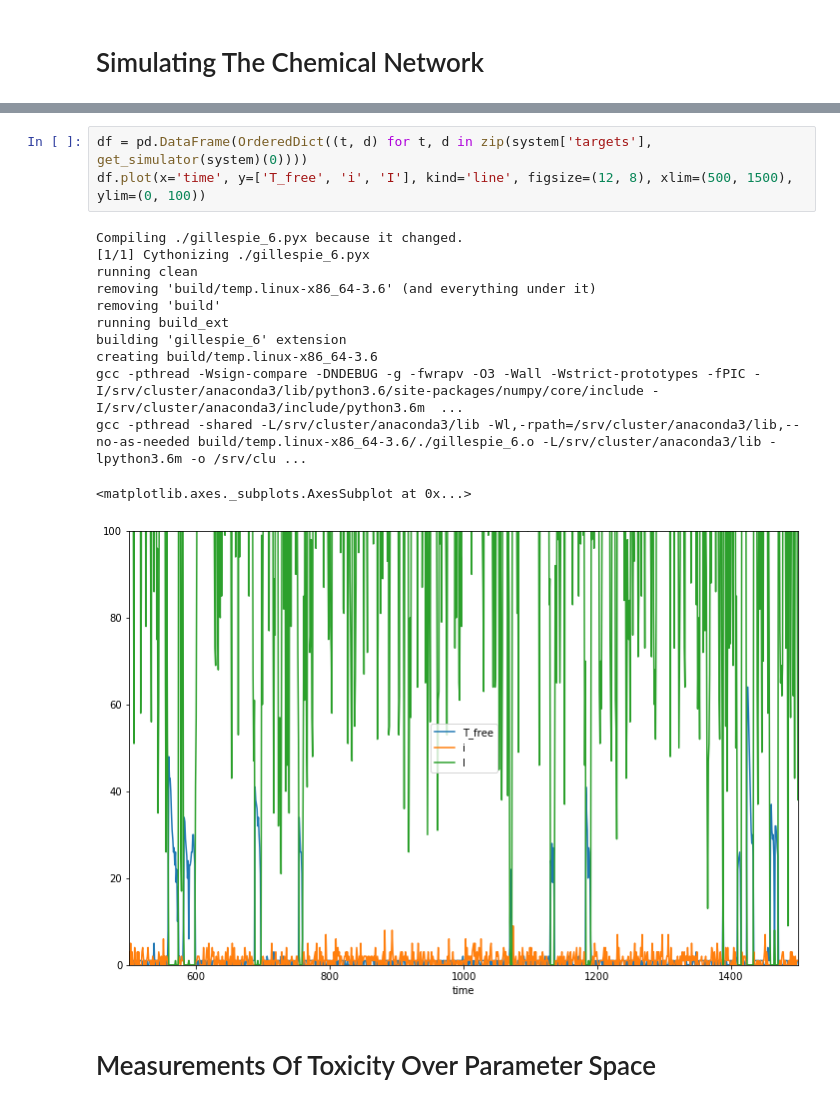
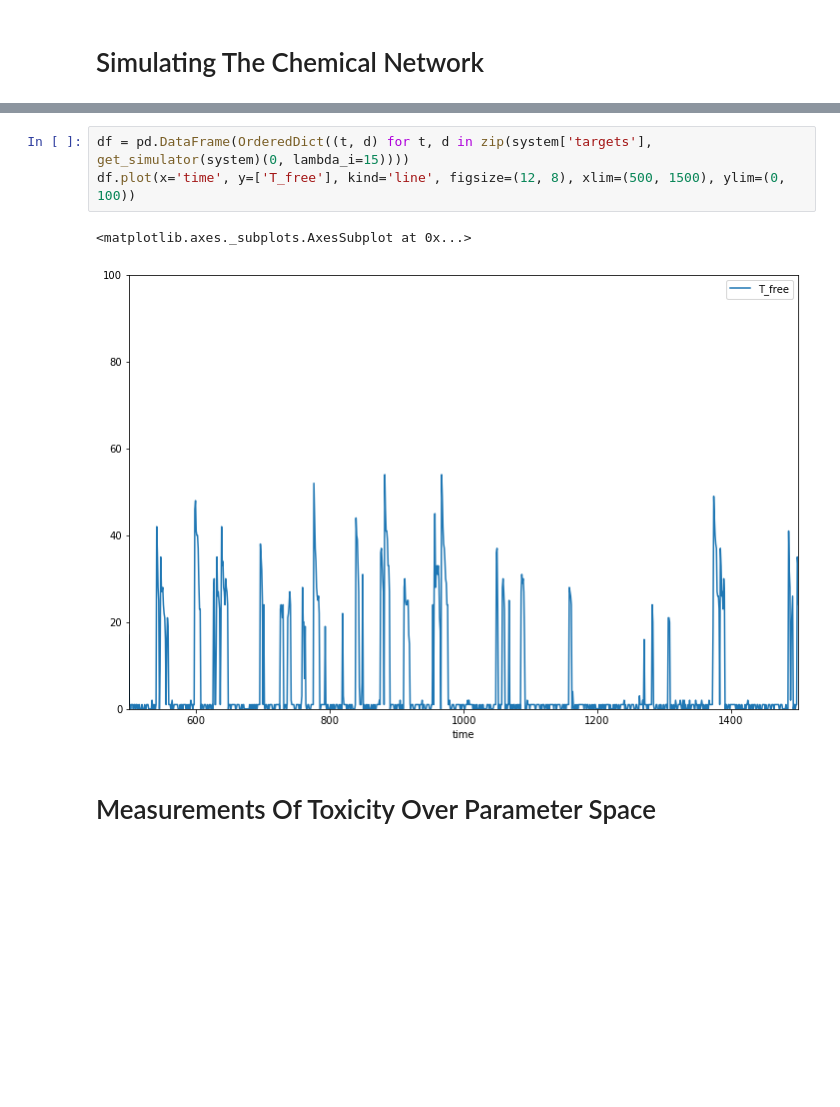
Before and after one commit to ctogle/mini_gillespiem, a Jupyter notebook: TAmodule_aim2_simulate.ipynb, the cells around one changed output, grey strips where cells are left out. Drawn from its saved outputs; the diff is of its cells as text; blank space fills up the shorter version.

```diff
--- a/TAmodule_aim2_simulate.ipynb
+++ b/TAmodule_aim2_simulate.ipynb
@@ -203,20 +121,10 @@ system = {
 }
 # %%
-df = pd.DataFrame(OrderedDict((t, d) for t, d in zip(system['targets'], get_simulator(system)(0))))
-df.plot(x='time', y=['T_free', 'i', 'I'], kind='line', figsize=(12, 8), xlim=(500, 1500), ylim=(0, 100))
+df = pd.DataFrame(OrderedDict((t, d) for t, d in zip(system['targets'], get_simulator(system)(0, lambda_i=15))))
+df.plot(x='time', y=['T_free'], kind='line', figsize=(12, 8), xlim=(500, 1500), ylim=(0, 100))
 # %% [output]
-Compiling ./gillespie_6.pyx because it changed.
-[1/1] Cythonizing ./gillespie_6.pyx
-running clean
-removing 'build/temp.linux-x86_64-3.6' (and everything under it)
-removing 'build'
-running build_ext
-building 'gillespie_6' extension
-creating build/temp.linux-x86_64-3.6
-gcc -pthread -Wsign-compare -DNDEBUG -g -fwrapv -O3 -Wall -Wstrict-prototypes -fPIC -I/srv/cluster/anaconda3/lib/python3.6/site-packages/numpy/core/include -I/srv/cluster/anaconda3/include/python3.6m  ...
-gcc -pthread -shared -L/srv/cluster/anaconda3/lib -Wl,-rpath=/srv/cluster/anaconda3/lib,--no-as-needed build/temp.linux-x86_64-3.6/./gillespie_6.o -L/srv/cluster/anaconda3/lib -lpython3.6m -o /srv/clu ...
+<matplotlib.axes._subplots.AxesSubplot at 0x...>
-<matplotlib.axes._subplots.AxesSubplot at 0x...>
-[figure, old version]
+[figure, new version]
 # %% [markdown]
 # Measurements Of Toxicity Over Parameter Space
 # %%
```
Also changed, not shown: parts of 7 cells of this notebook, 3 other files.
